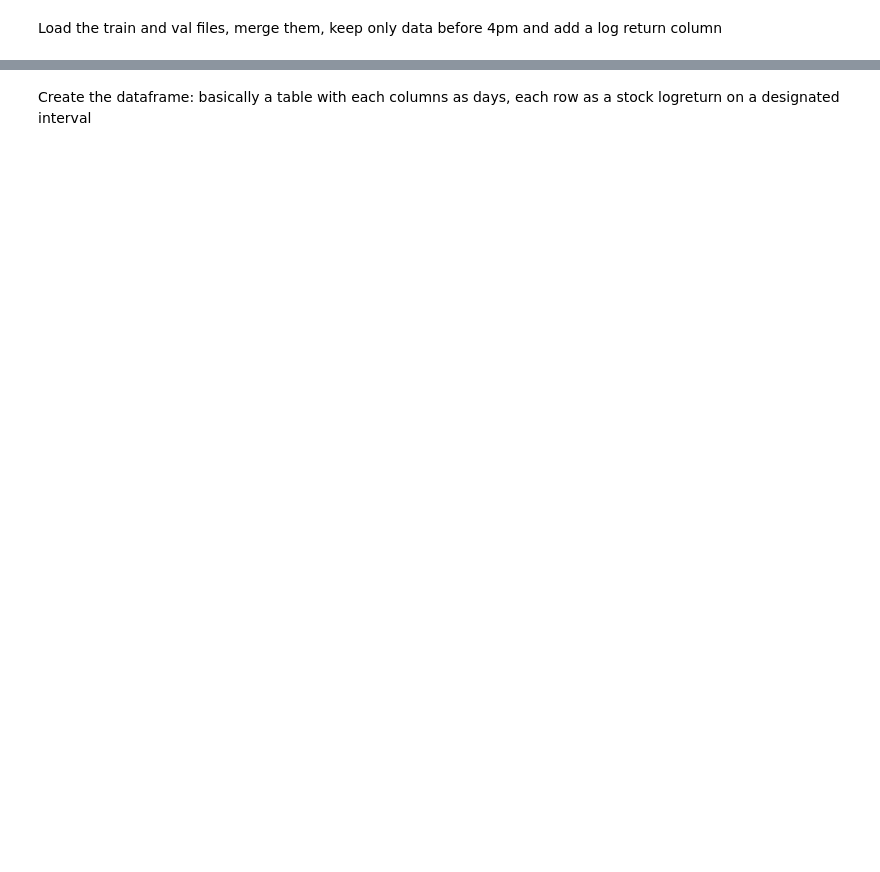
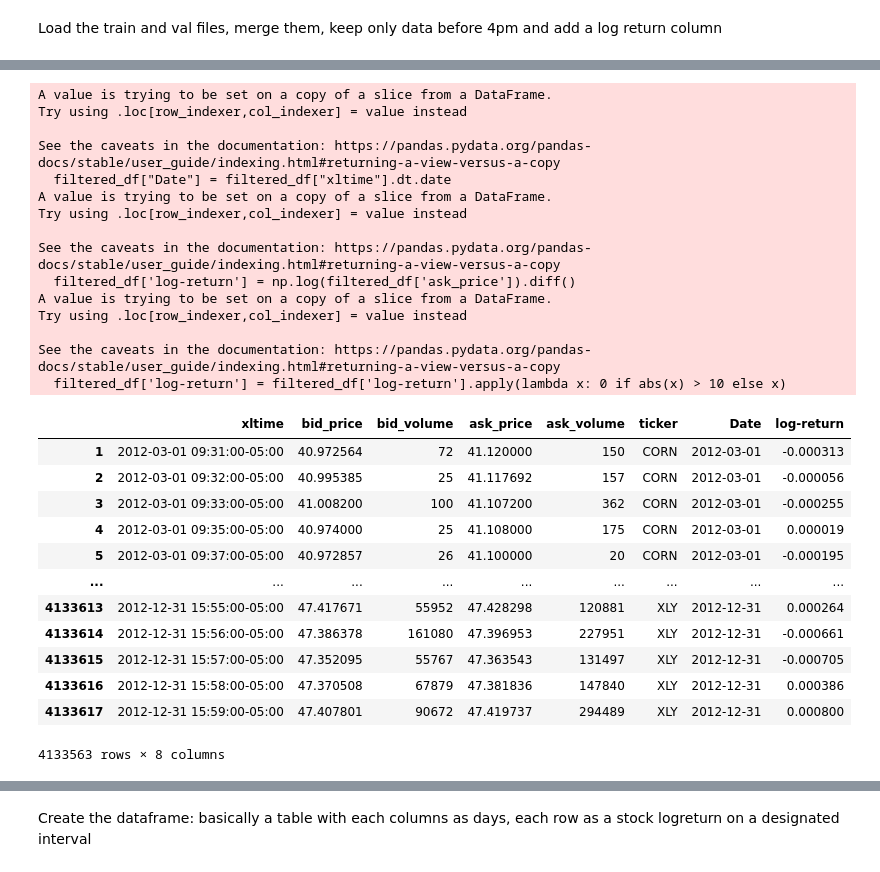
Before and after one commit to PH-14/FBD_2024_GroupE, a Jupyter notebook: clustering.ipynb, the cells around one changed output, grey strips where cells are left out. Cells and saved outputs as stored; diff of their text form; code cells hidden in the pictures; blank space fills up the shorter version.

```diff
--- a/clustering.ipynb
+++ b/clustering.ipynb
@@ -48,0 +54,37 @@ See the caveats in the documentation: https://pandas.pydata.org/pandas-docs/stab
+# %%
+filtered_df = combined_df[combined_df['xltime'].dt.time < datetime.strptime('16:00', '%H:%M').time()]
+filtered_df["Date"] = filtered_df["xltime"].dt.date
+
+filtered_df['log-return'] = np.log(filtered_df['ask_price']).diff()
+filtered_df['log-return'] = filtered_df['log-return'].apply(lambda x: 0 if abs(x) > 10 else x)
+filtered_df = filtered_df.dropna(subset=['log-return'])
+filtered_df
+# %% [output]
+A value is trying to be set on a copy of a slice from a DataFrame.
+Try using .loc[row_indexer,col_indexer] = value instead
+
+See the caveats in the documentation: https://pandas.pydata.org/pandas-docs/stable/user_guide/indexing.html#returning-a-view-versus-a-copy
+  filtered_df["Date"] = filtered_df["xltime"].dt.date
+A value is trying to be set on a copy of a slice from a DataFrame.
+Try using .loc[row_indexer,col_indexer] = value instead
+
+See the caveats in the documentation: https://pandas.pydata.org/pandas-docs/stable/user_guide/indexing.html#returning-a-view-versus-a-copy
+  filtered_df['log-return'] = np.log(filtered_df['ask_price']).diff()
+A value is trying to be set on a copy of a slice from a DataFrame.
+Try using .loc[row_indexer,col_indexer] = value instead
+
+See the caveats in the documentation: https://pandas.pydata.org/pandas-docs/stable/user_guide/indexing.html#returning-a-view-versus-a-copy
+  filtered_df['log-return'] = filtered_df['log-return'].apply(lambda x: 0 if abs(x) > 10 else x)
+|  | xltime | bid_price | bid_volume | ask_price | ask_volume | ticker | Date | log-return |
+| 1 | 2012-03-01 09:31:00-05:00 | 40.972564 | 72 | 41.120000 | 150 | CORN | 2012-03-01 | -0.000313 |
+| 2 | 2012-03-01 09:32:00-05:00 | 40.995385 | 25 | 41.117692 | 157 | CORN | 2012-03-01 | -0.000056 |
+| 3 | 2012-03-01 09:33:00-05:00 | 41.008200 | 100 | 41.107200 | 362 | CORN | 2012-03-01 | -0.000255 |
+| 4 | 2012-03-01 09:35:00-05:00 | 40.974000 | 25 | 41.108000 | 175 | CORN | 2012-03-01 | 0.000019 |
+| 5 | 2012-03-01 09:37:00-05:00 | 40.972857 | 26 | 41.100000 | 20 | CORN | 2012-03-01 | -0.000195 |
+| ... | ... | ... | ... | ... | ... | ... | ... | ... |
+| 4133613 | 2012-12-31 15:55:00-05:00 | 47.417671 | 55952 | 47.428298 | 120881 | XLY | 2012-12-31 | 0.000264 |
+| 4133614 | 2012-12-31 15:56:00-05:00 | 47.386378 | 161080 | 47.396953 | 227951 | XLY | 2012-12-31 | -0.000661 |
+| 4133615 | 2012-12-31 15:57:00-05:00 | 47.352095 | 55767 | 47.363543 | 131497 | XLY | 2012-12-31 | -0.000705 |
+| 4133616 | 2012-12-31 15:58:00-05:00 | 47.370508 | 67879 | 47.381836 | 147840 | XLY | 2012-12-31 | 0.000386 |
+| 4133617 | 2012-12-31 15:59:00-05:00 | 47.407801 | 90672 | 47.419737 | 294489 | XLY | 2012-12-31 | 0.000800 |
+4133563 rows × 8 columns
```
Also changed, not shown: parts of 16 cells of this notebook.
